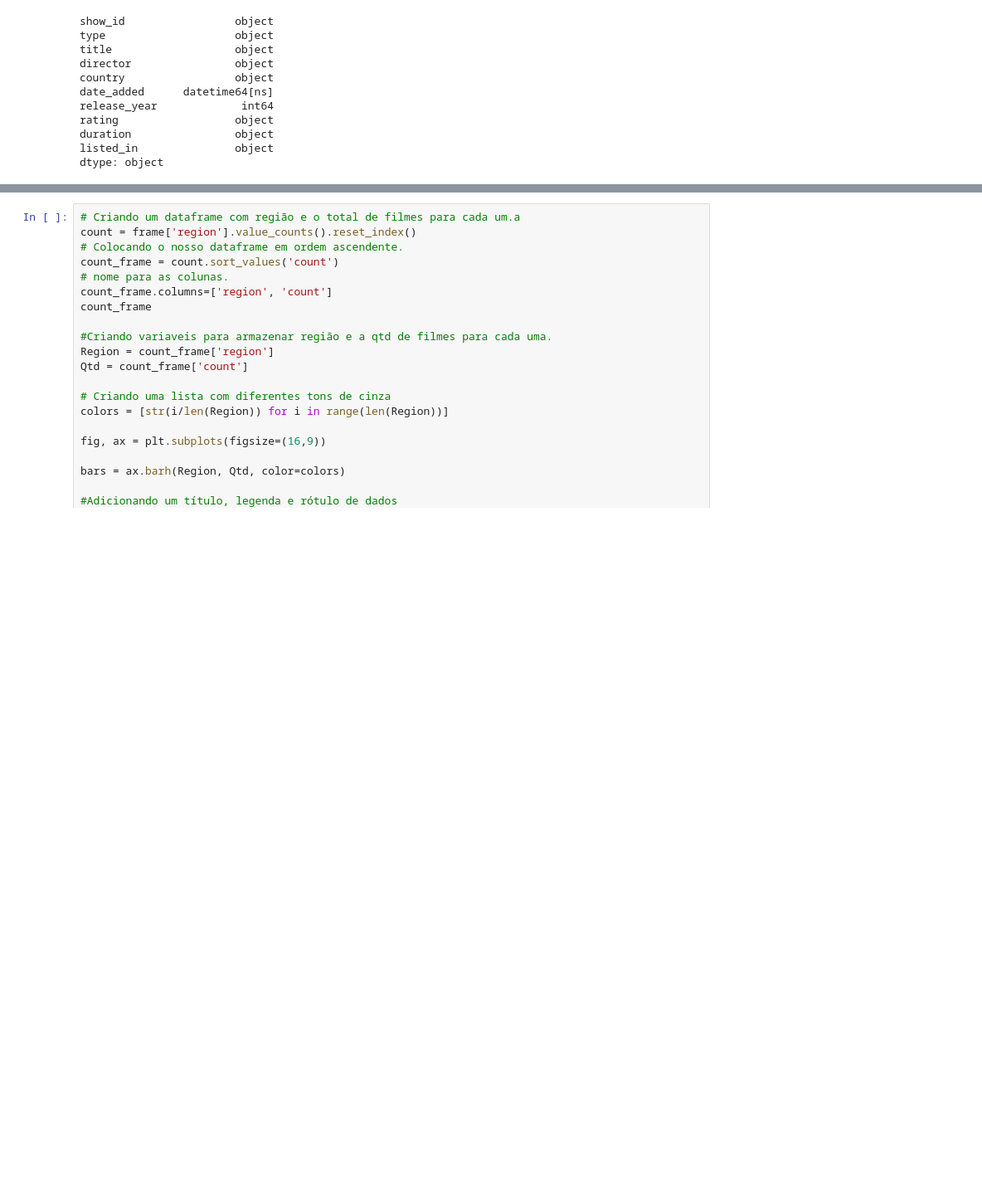
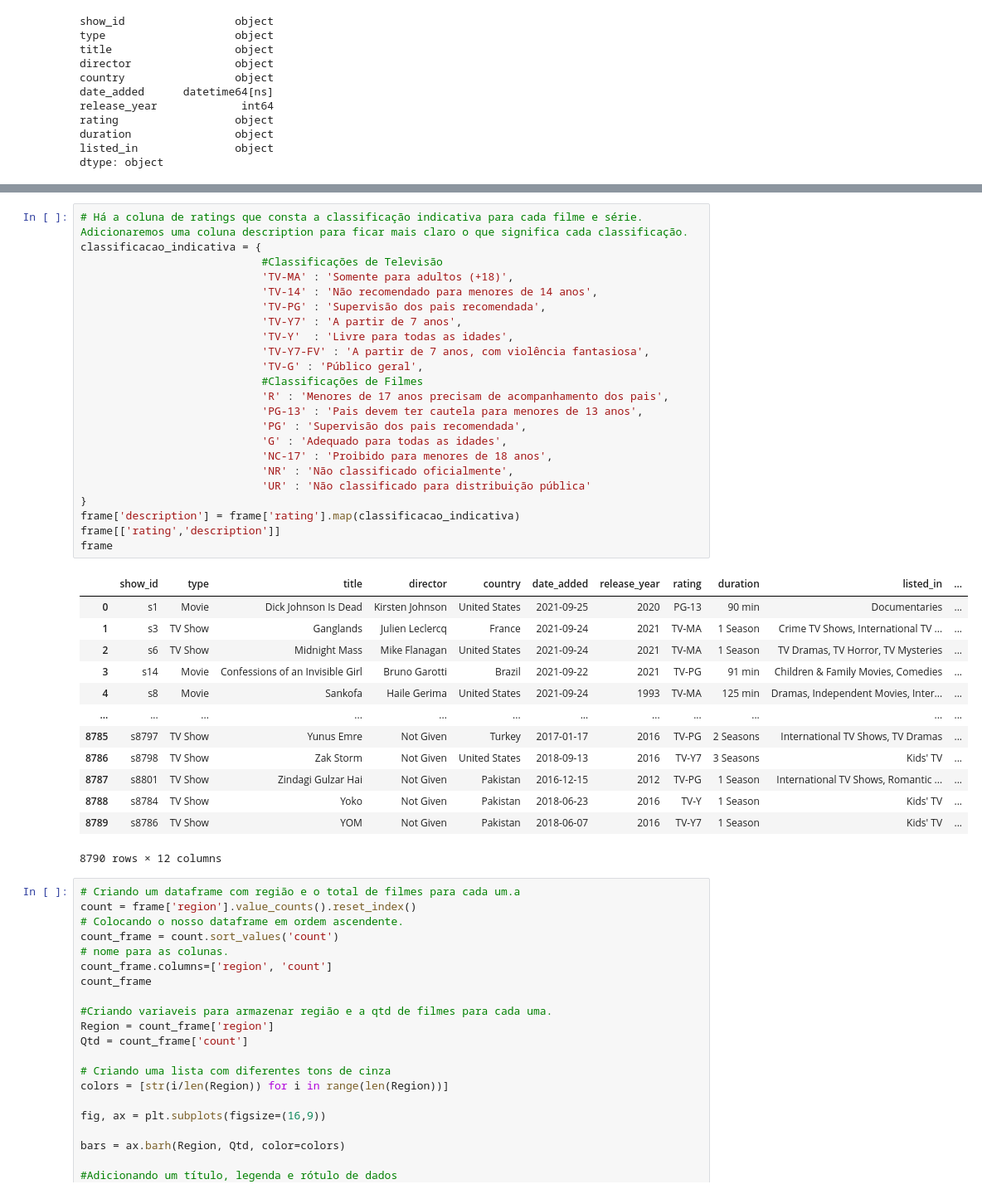
Before and after one commit to NicolasRaphael/Netflix_Analysis_Visualization, a Jupyter notebook: netflix_analysis.ipynb, the cells around one changed output, grey strips where cells are left out. Shown at 83% size. Drawn from its saved outputs; the diff is of its cells as text; blank space fills up the shorter version.

```diff
--- a/netflix_analysis.ipynb
+++ b/netflix_analysis.ipynb
@@ -214,3 +206,40 @@ frame[['country','region']]
+# %%
+# Há a coluna de ratings que consta a classificação indicativa para cada filme e série. Adicionaremos uma coluna description para ficar mais claro o que significa cada classificação.
+classificacao_indicativa = {
+                            #Classificações de Televisão
+                            'TV-MA' : 'Somente para adultos (+18)',
+                            'TV-14' : 'Não recomendado para menores de 14 anos',
+                            'TV-PG' : 'Supervisão dos pais recomendada',
+                            'TV-Y7' : 'A partir de 7 anos',
+                            'TV-Y'  : 'Livre para todas as idades',
+                            'TV-Y7-FV' : 'A partir de 7 anos, com violência fantasiosa',
+                            'TV-G' : 'Público geral',
+                            #Classificações de Filmes
+                            'R' : 'Menores de 17 anos precisam de acompanhamento dos pais',
+                            'PG-13' : 'Pais devem ter cautela para menores de 13 anos',
+                            'PG' : 'Supervisão dos pais recomendada',
+                            'G' : 'Adequado para todas as idades',
+                            'NC-17' : 'Proibido para menores de 18 anos',
+                            'NR' : 'Não classificado oficialmente',
+                            'UR' : 'Não classificado para distribuição pública'
+}
+frame['description'] = frame['rating'].map(classificacao_indicativa)
+frame[['rating','description']]
+frame
+# %% [output]
+|  | show_id | type | title | director | country | date_added | release_year | rating | duration | listed_in | ... |
+| 0 | s1 | Movie | Dick Johnson Is Dead | Kirsten Johnson | United States | 2021-09-25 | 2020 | PG-13 | 90 min | Documentaries | ... |
+| 1 | s3 | TV Show | Ganglands | Julien Leclercq | France | 2021-09-24 | 2021 | TV-MA | 1 Season | Crime TV Shows, International TV ... | ... |
+| 2 | s6 | TV Show | Midnight Mass | Mike Flanagan | United States | 2021-09-24 | 2021 | TV-MA | 1 Season | TV Dramas, TV Horror, TV Mysteries | ... |
+| 3 | s14 | Movie | Confessions of an Invisible Girl | Bruno Garotti | Brazil | 2021-09-22 | 2021 | TV-PG | 91 min | Children & Family Movies, Comedies | ... |
+| 4 | s8 | Movie | Sankofa | Haile Gerima | United States | 2021-09-24 | 1993 | TV-MA | 125 min | Dramas, Independent Movies, Inter... | ... |
+| ... | ... | ... | ... | ... | ... | ... | ... | ... | ... | ... | ... |
+| 8785 | s8797 | TV Show | Yunus Emre | Not Given | Turkey | 2017-01-17 | 2016 | TV-PG | 2 Seasons | International TV Shows, TV Dramas | ... |
+| 8786 | s8798 | TV Show | Zak Storm | Not Given | United States | 2018-09-13 | 2016 | TV-Y7 | 3 Seasons | Kids' TV | ... |
+| 8787 | s8801 | TV Show | Zindagi Gulzar Hai | Not Given | Pakistan | 2016-12-15 | 2012 | TV-PG | 1 Season | International TV Shows, Romantic ... | ... |
+| 8788 | s8784 | TV Show | Yoko | Not Given | Pakistan | 2018-06-23 | 2016 | TV-Y | 1 Season | Kids' TV | ... |
+| 8789 | s8786 | TV Show | YOM | Not Given | Pakistan | 2018-06-07 | 2016 | TV-Y7 | 1 Season | Kids' TV | ... |
+8790 rows × 12 columns
 # %%
 # Criando um dataframe com região e o total de filmes para cada um.a
 count = frame['region'].value_counts().reset_index()
```
Also changed, not shown: parts of 5 cells of this notebook.
